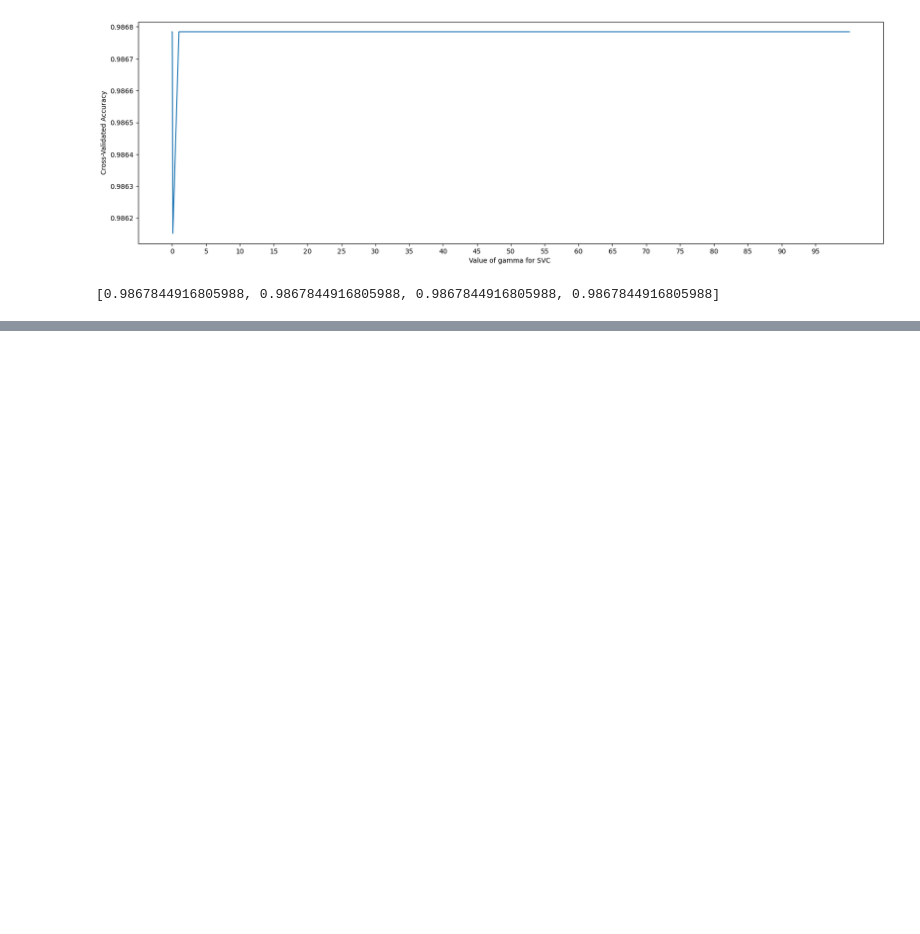
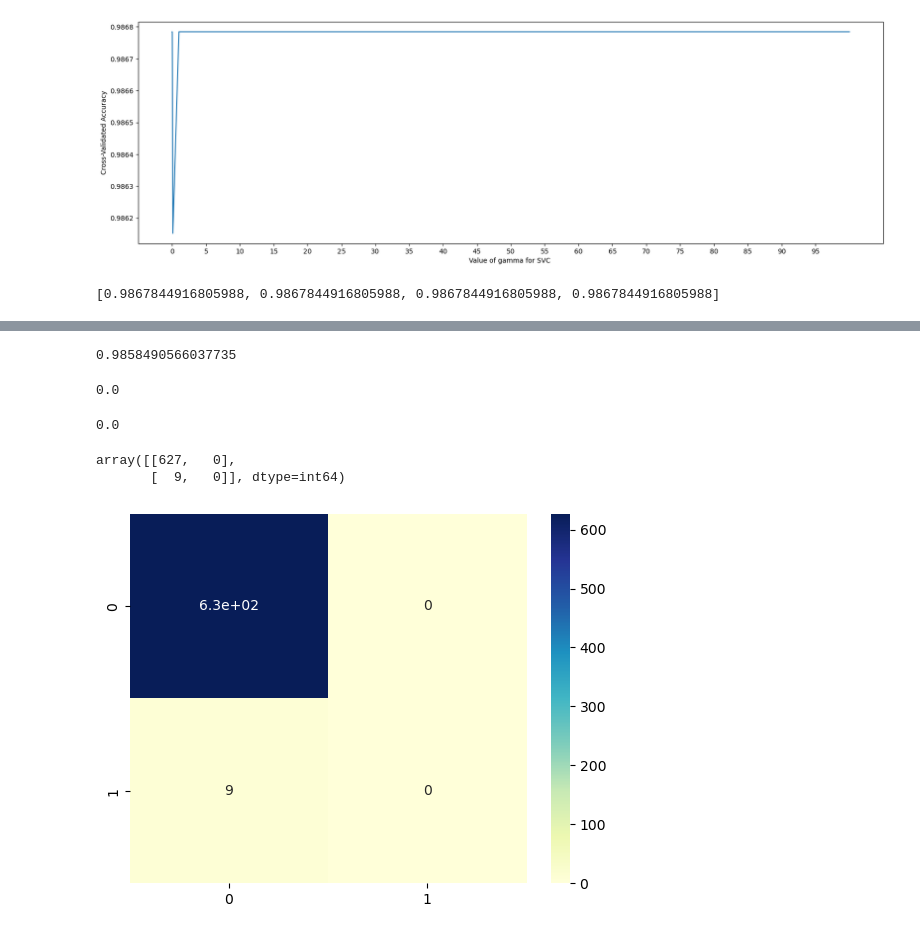
Before and after one commit to TirumaniSrilakshmi/YourCabs-ML-project, a Jupyter notebook: travelType1.ipynb, the cells around one changed output, grey strips where cells are left out. Cells and saved outputs as stored; diff of their text form; code cells hidden in the pictures; blank space fills up the shorter version.

```diff
--- a/travelType1.ipynb
+++ b/travelType1.ipynb
@@ -695,0 +754,5 @@ print(acc_scores)
+# %%
+svc_model = model_svm.fit(x_train,y_train)
+# %%
+y_pred_svc = svc_model.predict(x_test)
+y_pred_svc[:150]
@@ -695,0 +767,30 @@ print(acc_scores)
+# %%
+#Accuracy
+accuracy_svc = metrics.accuracy_score(y_test,y_pred_svc)
+accuracy_svc
+# %% [output]
+0.9858490566037735
+# %%
+#precision
+precision_svc = metrics.precision_score(y_test,y_pred_svc)
+precision_svc
+# %% [output]
+0.0
+# %%
+#recall
+recall_svc = metrics.recall_score(y_test,y_pred_svc)
+recall_svc
+# %% [output]
+0.0
+# %%
+#Confusion matrix
+svc_con_matrix = confusion_matrix(y_test,y_pred_svc)
+svc_con_matrix
+# %% [output]
+array([[627,   0],
+       [  9,   0]], dtype=int64)
+# %%
+sns.heatmap(svc_con_matrix,annot=True, cmap="YlGnBu")
+plt.show()
+# %% [output]
+[figure, added]
```
Also changed, not shown: parts of 25 cells of this notebook.
